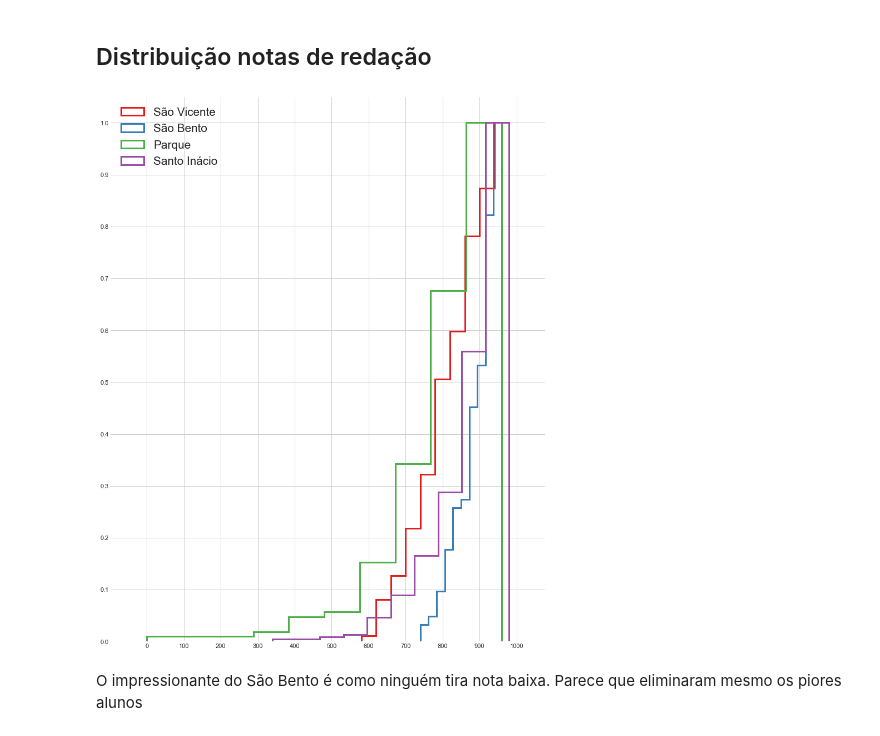
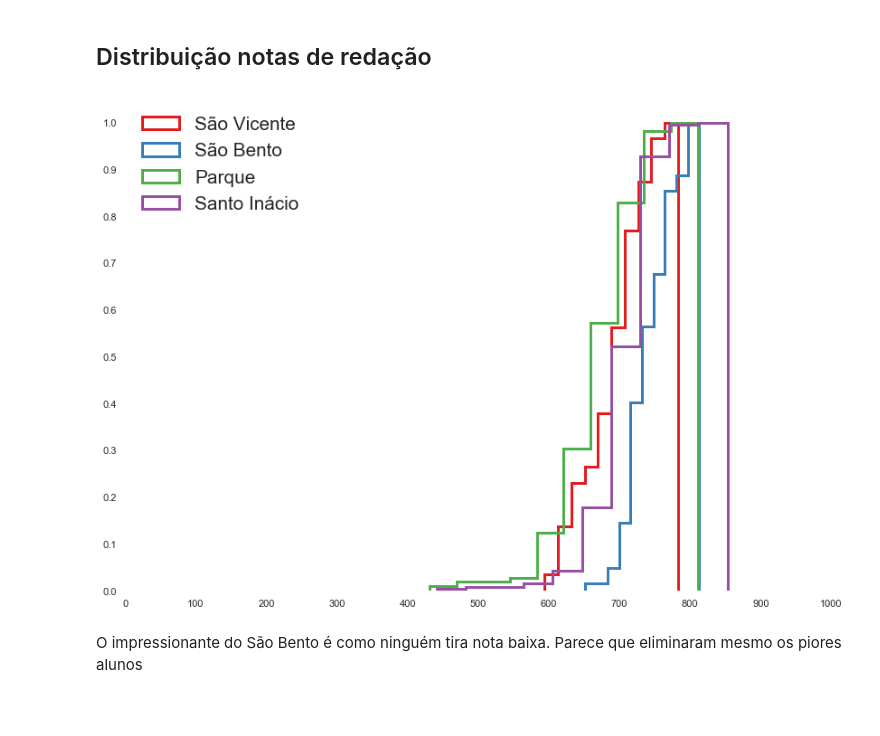
Before and after one commit to pauloneves/educacao, a Jupyter notebook: 03_analisa.ipynb, the cells around one changed output. Saved outputs shown, nothing was run; the diff lists cells and outputs as text; code cells hidden in the pictures; blank space fills up the shorter version.

```diff
--- a/03_analisa.ipynb
+++ b/03_analisa.ipynb
@@ -33,3 +33,12 @@ df_enem_rio = (pd.read_feather('dados/enem_rio_2018.feather')
                          "and TP_ENSINO == 1" #ensino regular, sem educação jovens e adultos nem supletivos
                         )
 )
+# %%
+df_enem_rio = pd.read_feather('dados/enem_rio_2018.feather')
+print(df_enem_rio.size)
+# df_enem_rio = df_enem_rio.query("TP_ST_CONCLUSAO == 2")
+# print(df_enem_rio.size)
+# df_enem_rio = df_enem_rio.query("TP_ENSINO == 1")
+# print(df_enem_rio.size)
+import pandas_profiling
+pandas_profiling.ProfileReport(df_enem_rio)
@@ -232,28 +248,29 @@ compara_distribuicoes('NU_NOTA_CH');
 ## Distribuição notas de redação
 # %%
 plt.style.use('seaborn-whitegrid')
+sns.set(rc={'figure.figsize':(14,10), 'axes.xmargin': .1})
 plt.box(False)
 plt.set_cmap(plt.cm.Set2)
 num_ploted=0
 def plot_cdf(co_escola, label):
     global num_ploted
-    plt.hist(df_enem_rio.query("CO_ESCOLA == @co_escola").NU_NOTA_REDACAO.dropna(),
+    plt.hist(df_enem_rio.query("CO_ESCOLA == @co_escola").nota_final.dropna(),
              cumulative=True, histtype='step', linewidth=3,
              color=plt.cm.Set1.colors[num_ploted],
              density=True, #bins=df_escola.size,
              label=label);
     num_ploted += 1
 
 plot_cdf(CO_SAO_VICENTE, 'São Vicente')
 plot_cdf(CO_SAO_BENTO, 'São Bento')
 plot_cdf(CO_PARQUE, 'Parque')
 plot_cdf(CO_ST_INACIO, 'Santo Inácio')
 plt.legend(fontsize='xx-large', framealpha=.1, facecolor='white' )
 
 plt.yticks(np.linspace(0, 1, 11));
 plt.xticks(np.linspace(0, 1000, 11));
 # %% [output]
-[figure, old version]
+[figure, new version]
 # %% [markdown]
 O impressionante do São Bento é como ninguém tira nota baixa. Parece que eliminaram mesmo os piores alunos
 # %% [markdown]
```
Also changed, not shown: parts of 6 cells of this notebook, 2 other files.
